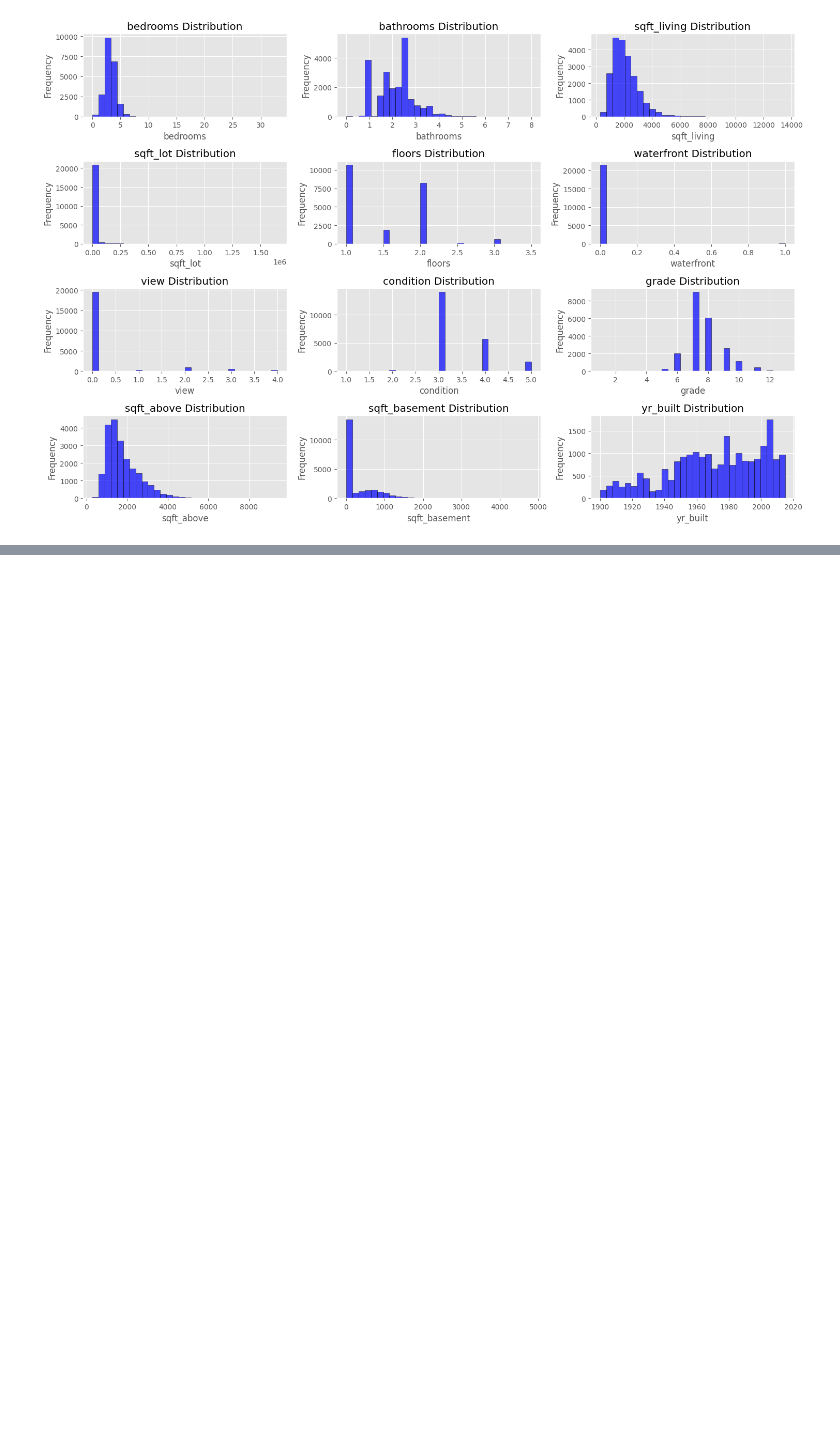
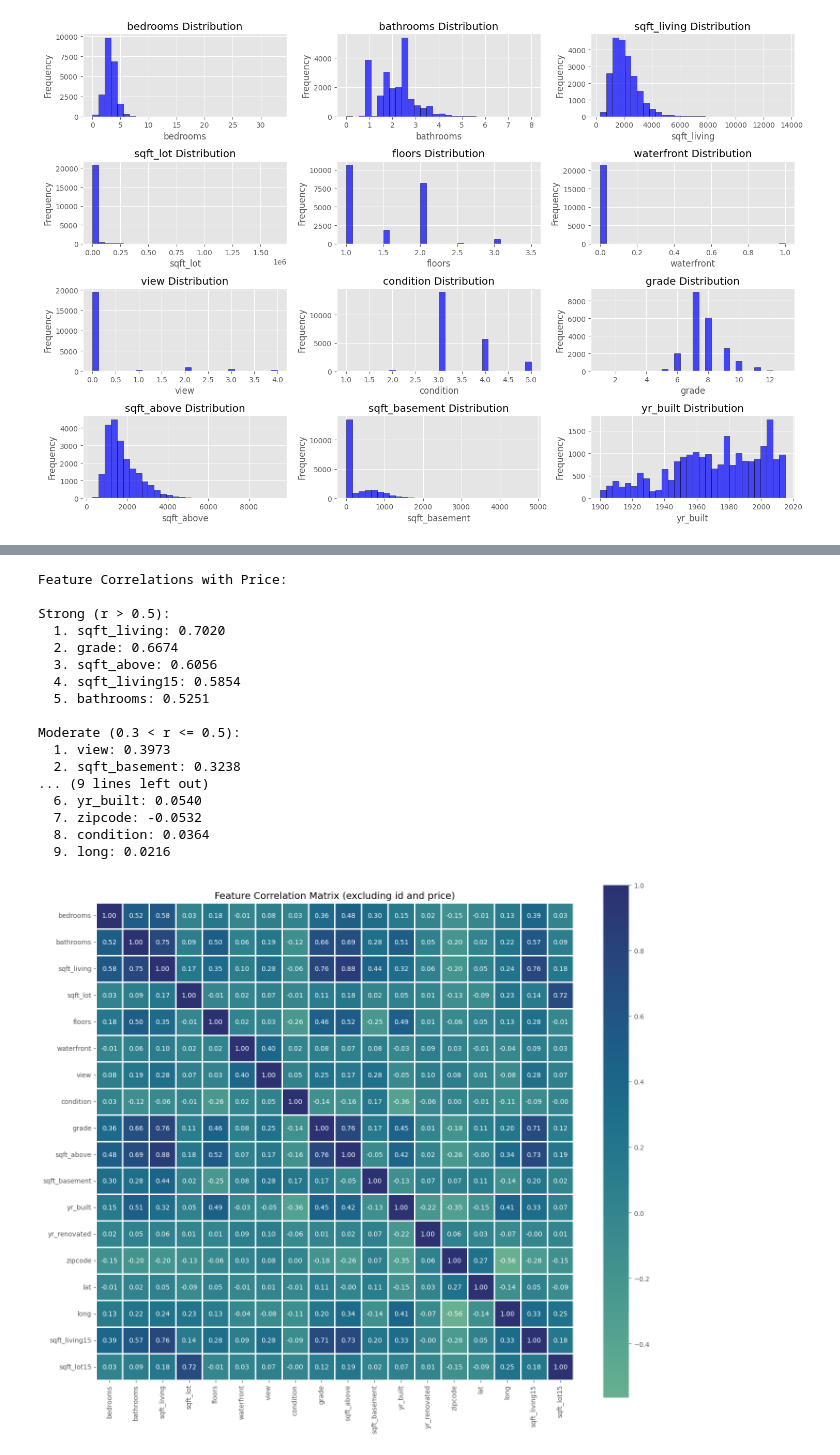
Before and after one commit to gnpthbalaji/house_price_ml_predictor, a Jupyter notebook: notebooks/01_exploratory_data_analysis.ipynb, the cells around one changed output, grey strips where cells are left out. Cells and saved outputs as stored; diff of their text form; code cells hidden in the pictures; blank space fills up the shorter version.

Commit message:
Adding Correlation, multi collinearity, and Price vs Key features scattter plots

```diff
--- a/notebooks/01_exploratory_data_analysis.ipynb
+++ b/notebooks/01_exploratory_data_analysis.ipynb
@@ -121,0 +152,62 @@ plt.show()
+# %%
+# Coorrelation Analysis
+
+numeric_df = df.select_dtypes(include=[np.number])
+numeric_df = numeric_df.drop(['id', 'price'], axis=1)
+
+correlation = numeric_df.corrwith(df['price']).sort_values(ascending=False)
+
+
+
+print("Feature Correlations with Price:")
+cats = {
+    'Strong (r > 0.5)': [],
+    'Moderate (0.3 < r <= 0.5)': [],
+    'Weak (r <= 0.3)': [],
+}
+for feature, corr_value in correlation.items():
+    if feature in ['id', 'price']:
+        continue
+    absolute_corr = abs(corr_value)
+    if absolute_corr > 0.5:
+        cats['Strong (r > 0.5)'].append((feature, corr_value))
+    elif 0.3 < absolute_corr <= 0.5:
+        cats['Moderate (0.3 < r <= 0.5)'].append((feature, corr_value))
+    else:
+        cats['Weak (r <= 0.4)'].append((feature, corr_value))
+for category, features in cats.items():
+    print(f"\n{category}:")
+    if features:
+        features.sort(key=lambda x: abs(x[1]), reverse=True)
+        for rank, (feature, corr_value) in enumerate(features, start=1):
+            print(f"  {rank}. {feature}: {corr_value:.4f}")
+    else:
+        print("  None")
+
+correlation_matrix = numeric_df.corr()
+
+plt.figure(figsize=(14, 12))
+sns.heatmap(correlation_matrix, annot=True, cmap='crest', center=0, fmt='.2f',
+            square=True, linewidths=1)
+plt.title('Feature Correlation Matrix (excluding id and price)')
+plt.tight_layout()
+plt.show()
+# %% [output]
+Feature Correlations with Price:
+
+Strong (r > 0.5):
+  1. sqft_living: 0.7020
+  2. grade: 0.6674
+  3. sqft_above: 0.6056
+  4. sqft_living15: 0.5854
+  5. bathrooms: 0.5251
+
+Moderate (0.3 < r <= 0.5):
+  1. view: 0.3973
+  2. sqft_basement: 0.3238
+... (9 lines left out)
+  6. yr_built: 0.0540
+  7. zipcode: -0.0532
+  8. condition: 0.0364
+  9. long: 0.0216
+[figure, added]
```
Also changed, not shown: parts of 6 cells of this notebook.
